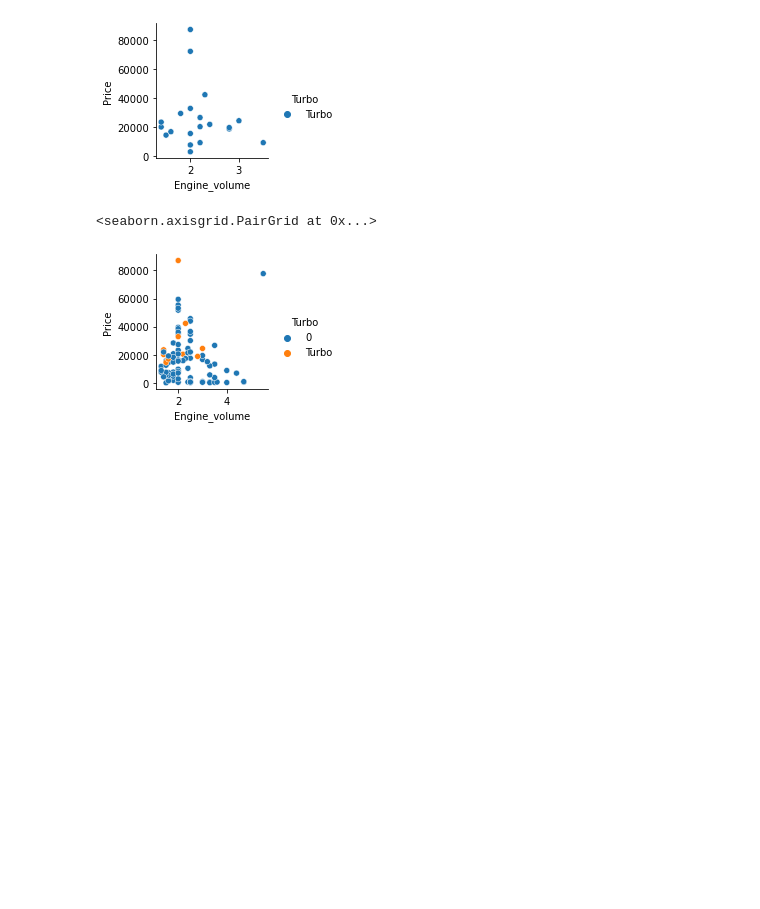
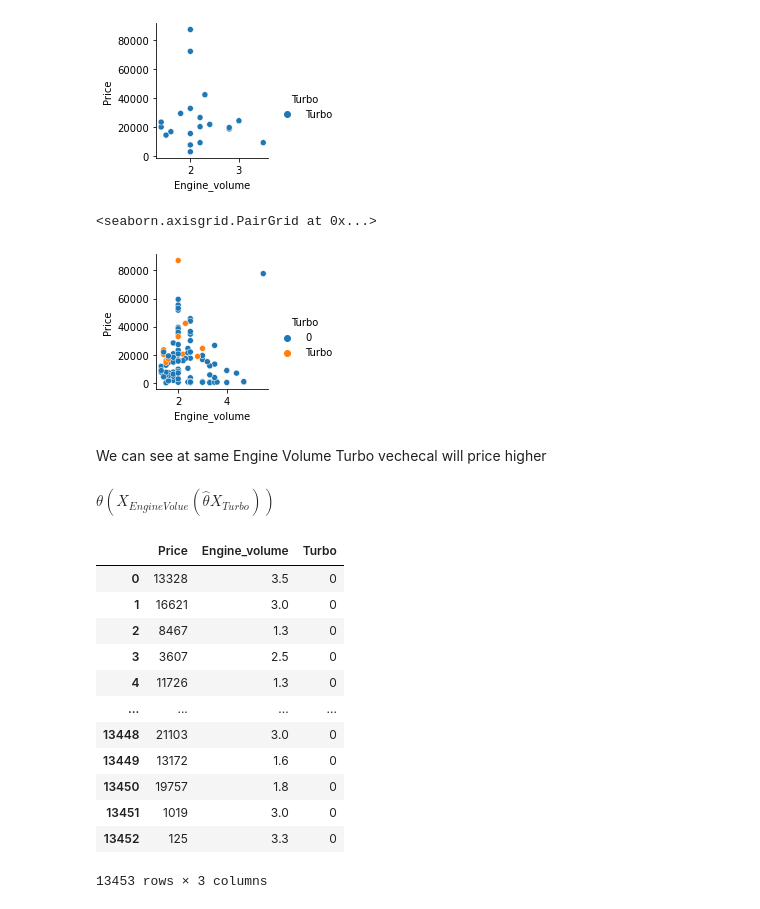
Before and after one commit to addsandwich/2022-msaai-500-final-project, a Jupyter notebook: notebooks/Heatmap.ipynb, the cells around one changed output. Cells and saved outputs as stored; diff of their text form; code cells hidden in the pictures; blank space fills up the shorter version.

```diff
--- a/notebooks/Heatmap.ipynb
+++ b/notebooks/Heatmap.ipynb
@@ -282,3 +282,24 @@ sns.pairplot(df.head(100),x_vars=['Engine_volume'],y_vars=['Price'],hue='Turbo')
 # %% [output]
 <seaborn.axisgrid.PairGrid at 0x...>
 [figure]
+# %% [markdown]
+We can see at same Engine Volume Turbo vechecal will price higher
+# %% [markdown]
+$\theta(X_{EngineVolue}(\hat \theta X_{Turbo}))$
+# %%
+tdf= df[['Price','Engine_volume','Turbo']]
+tdf
+# %% [output]
+|  | Price | Engine_volume | Turbo |
+| 0 | 13328 | 3.5 | 0 |
+| 1 | 16621 | 3.0 | 0 |
+| 2 | 8467 | 1.3 | 0 |
+| 3 | 3607 | 2.5 | 0 |
+| 4 | 11726 | 1.3 | 0 |
+| ... | ... | ... | ... |
+| 13448 | 21103 | 3.0 | 0 |
+| 13449 | 13172 | 1.6 | 0 |
+| 13450 | 19757 | 1.8 | 0 |
+| 13451 | 1019 | 3.0 | 0 |
+| 13452 | 125 | 3.3 | 0 |
+13453 rows × 3 columns
```
Also changed, not shown: parts of 8 cells of this notebook.
